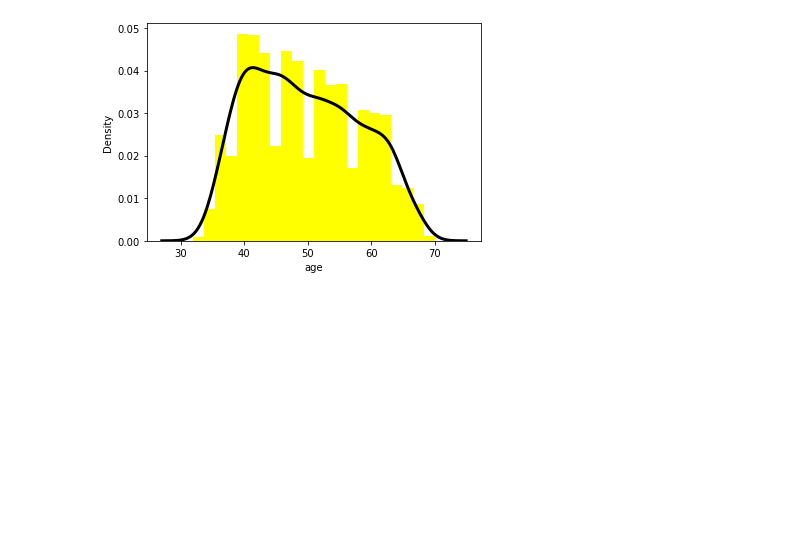
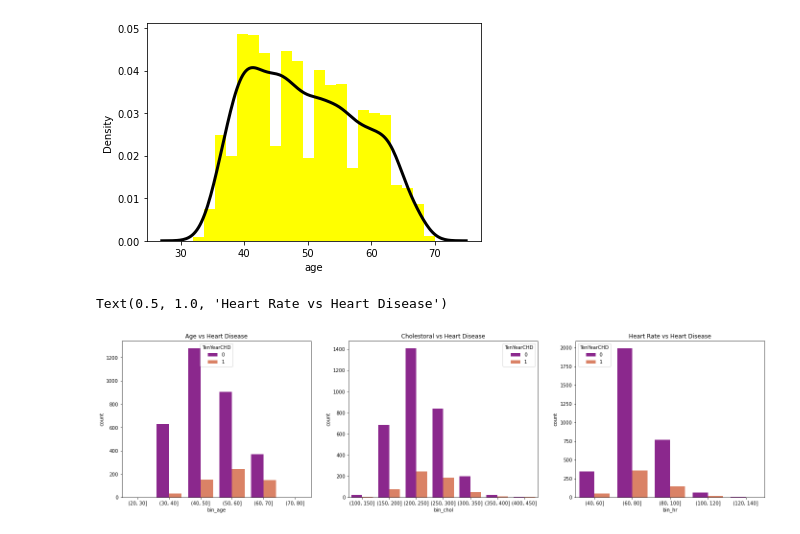
Before and after one commit to NimeshaPrasadini/ML_Assignment2_IT19028774_IT19140476_IT19123578_IT19138732, a Jupyter notebook: IT19028774_IT19140476_IT19123578_IT19138732.ipynb, the cells around one changed output. Cells and saved outputs as stored; diff of their text form; code cells hidden in the pictures; blank space fills up the shorter version.

Commit message:
data visualization for Heart Rate vs Heart Disease and BMI vs Heart Disease

```diff
--- a/IT19028774_IT19140476_IT19123578_IT19138732.ipynb
+++ b/IT19028774_IT19140476_IT19123578_IT19138732.ipynb
@@ -129,3 +129,32 @@ sn.distplot(chd_df['age'],color='Yellow',hist_kws={'alpha':1,"linewidth": 2}, kd
 # %% [output]
 <AxesSubplot:xlabel='age', ylabel='Density'>
 [figure]
+# %%
+#Gamitha
+fig,ax=plt.subplots(figsize=(24,6))
+
+plt.subplot(1, 3, 1)
+age_bins = [20,30,40,50,60,70,80]
+chd_df['bin_age']=pd.cut(chd_df['age'], bins=age_bins)
+g1=sn.countplot(x='bin_age',data=chd_df ,hue='TenYearCHD',palette='plasma',linewidth=3)
+g1.set_title("Age vs Heart Disease")
+#The number of people with heart disease are more from the age 41-55
+#Also most of the people fear heart disease and go for a checkup from age 55-65 and dont have heart disease (Precautions)
+
+plt.subplot(1, 3, 2)
+chol_bins = [100,150,200,250,300,350,400,450]
+chd_df['bin_chol']=pd.cut(chd_df['totChol'], bins=chol_bins)
+g2=sn.countplot(x='bin_chol',data=chd_df,hue='TenYearCHD',palette='plasma',linewidth=3)
+g2.set_title("Cholestoral vs Heart Disease")
+#Most people get the heart disease with 200-250 cholestrol
+#The others with cholestrol of above 250 tend to think they have heart disease but the rate of heart disease falls
+
+plt.subplot(1, 3, 3)
+hr_bins = [40,60,80,100,120,140]
+chd_df['bin_hr']=pd.cut(chd_df['heartRate'], bins=hr_bins)
+g3=sn.countplot(x='bin_hr',data=chd_df,hue='TenYearCHD',palette='plasma',linewidth=3)
+g3.set_title("Heart Rate vs Heart Disease")
+#People who have thalach between 140-180 have a very high chance of getting the heart disease
+# %% [output]
+Text(0.5, 1.0, 'Heart Rate vs Heart Disease')
+[figure, added]
```
Also changed, not shown: parts of 1 cell of this notebook.
